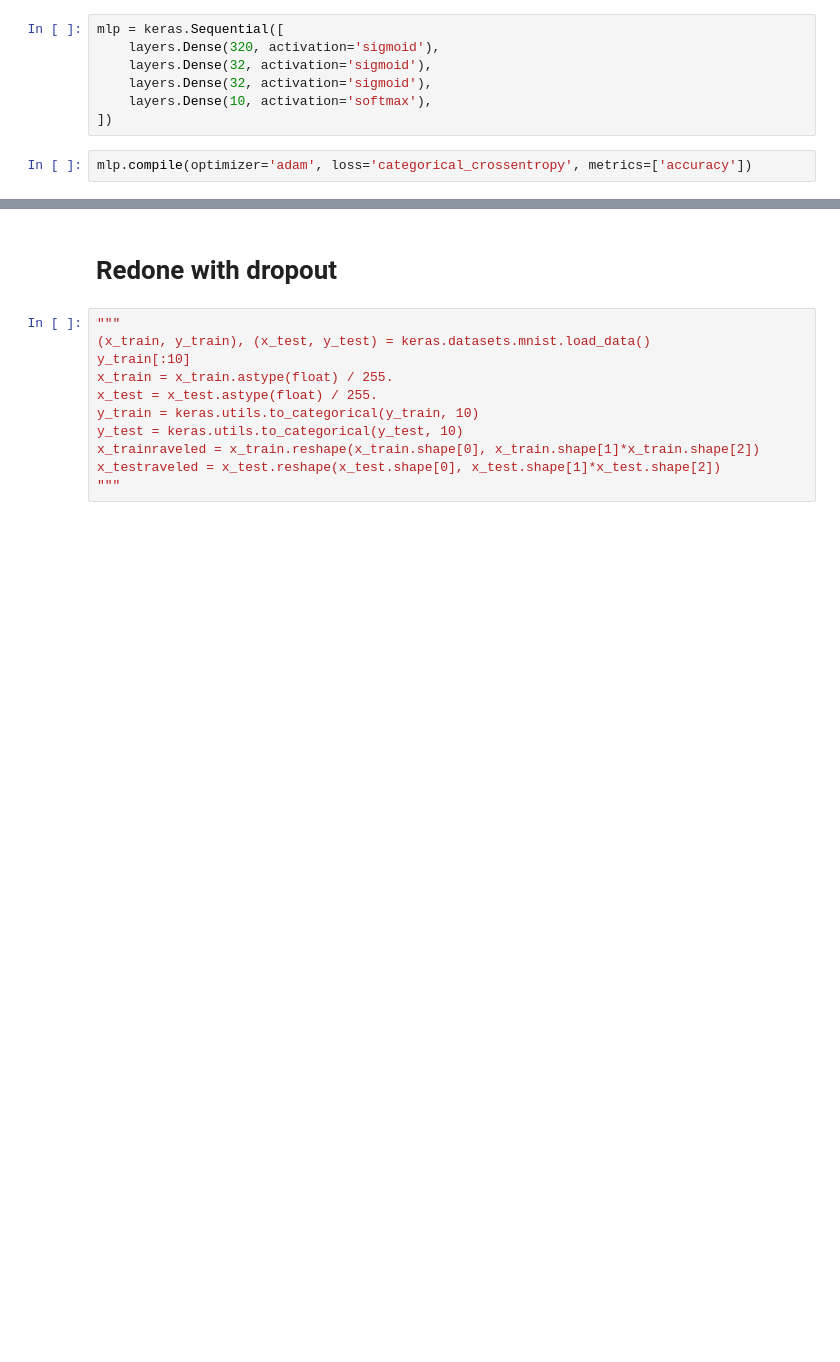
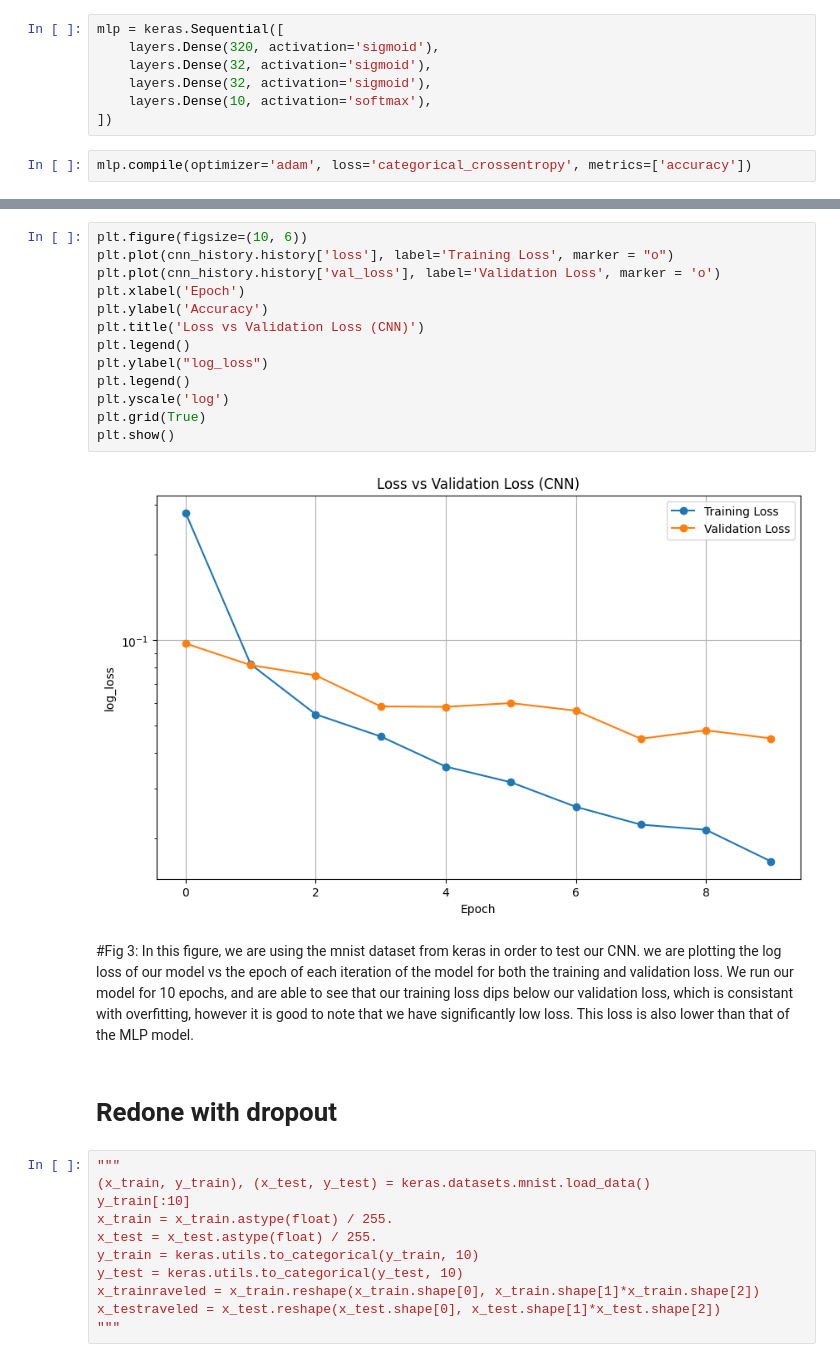
Before and after one commit to TJTomas/DSPS_TTomaszewski, a Jupyter notebook: HW10/Tomaszewski_Network.ipynb, the cells around one changed output, grey strips where cells are left out. Saved outputs shown, nothing was run; the diff lists cells and outputs as text; blank space fills up the shorter version.

```diff
--- a/HW10/Tomaszewski_Network.ipynb
+++ b/HW10/Tomaszewski_Network.ipynb
@@ -218,3 +221,21 @@ plt.show()
+# %%
+plt.figure(figsize=(10, 6))
+plt.plot(cnn_history.history['loss'], label='Training Loss', marker = "o")
+plt.plot(cnn_history.history['val_loss'], label='Validation Loss', marker = 'o')
+plt.xlabel('Epoch')
+plt.ylabel('Accuracy')
+plt.title('Loss vs Validation Loss (CNN)')
+plt.legend()
+plt.ylabel("log_loss")
+plt.legend()
+plt.yscale('log')
+plt.grid(True)
+plt.show()
+# %% [output]
+[figure, added]
+# %% [markdown]
+#Fig 3:
+In this figure, we are using the mnist dataset from keras in order to test our CNN. we are plotting the log loss of our model vs the epoch of each iteration of the model for both the training and validation loss. We run our model for 10 epochs, and are able to see that our training loss dips below our validation loss, which is consistant with overfitting, however it is good to note that we have significantly low loss. This loss is also lower than that of the MLP model.
 # %% [markdown]
 # Redone with dropout
 # %%
```
Also changed, not shown: parts of 16 cells of this notebook.
